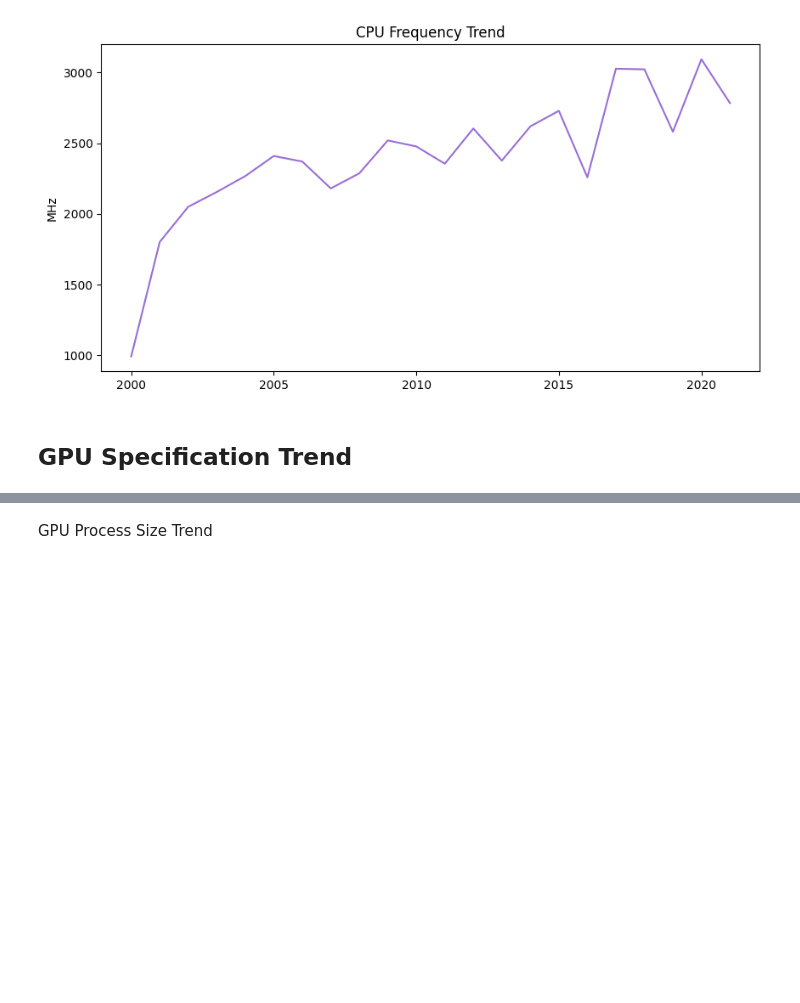
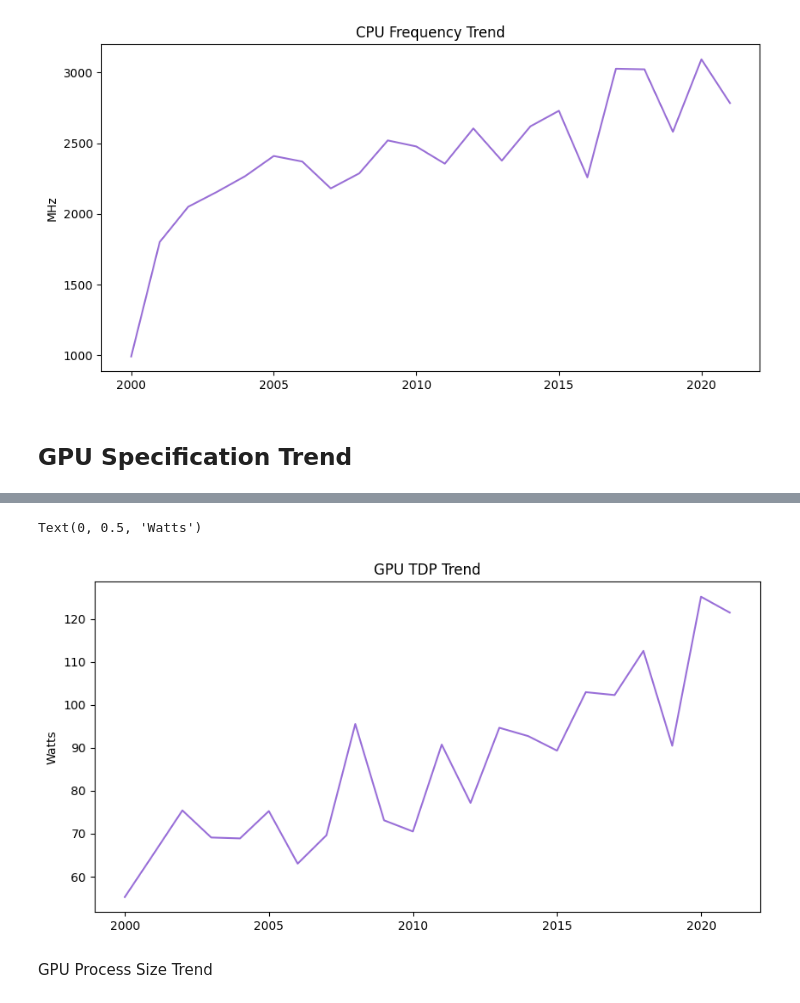
Before and after one commit to WendyInft/MATHEDA-INFANTE, a Jupyter notebook: WK8-Exploratory-Data-Analysis/Exercise/WK8-Exploratory-Data-Analysis.ipynb, the cells around one changed output, grey strips where cells are left out. Drawn from its saved outputs; the diff is of its cells as text; code cells hidden in the pictures; blank space fills up the shorter version.

```diff
--- a/WK8-Exploratory-Data-Analysis/Exercise/WK8-Exploratory-Data-Analysis.ipynb
+++ b/WK8-Exploratory-Data-Analysis/Exercise/WK8-Exploratory-Data-Analysis.ipynb
@@ -475,0 +544,3 @@ Text(0, 0.5, 'MHz')
+# %%
+dfc_ps = df_w[['Type','Date','TDP']].where(df_w['Type']=='GPU').dropna()
+dfc_ps
@@ -475,0 +561,4 @@ Text(0, 0.5, 'MHz')
+# %%
+dfc_ps['Date'] = pd.to_datetime(dfc_ps['Date'])
+dfc_ps['Year'] = dfc_ps['Date'].dt.year
+dfc_ps
@@ -475,0 +579,3 @@ Text(0, 0.5, 'MHz')
+# %%
+dfc_ps = dfc_ps.groupby('Year')['TDP'].mean().reset_index()
+dfc_ps
@@ -476,3 +600,11 @@ Text(0, 0.5, 'MHz')
+# %%
+plt.figure(figsize=(10,5))
+plt.plot(dfc_ps['Year'],dfc_ps['TDP'], color='#996fd8')
+plt.title('GPU TDP Trend')
+plt.ylabel('Watts')
+# %% [output]
+Text(0, 0.5, 'Watts')
+[figure, added]
 # %% [markdown]
 GPU Process Size Trend
 # %%
```
Also changed, not shown: parts of 9 cells of this notebook.
